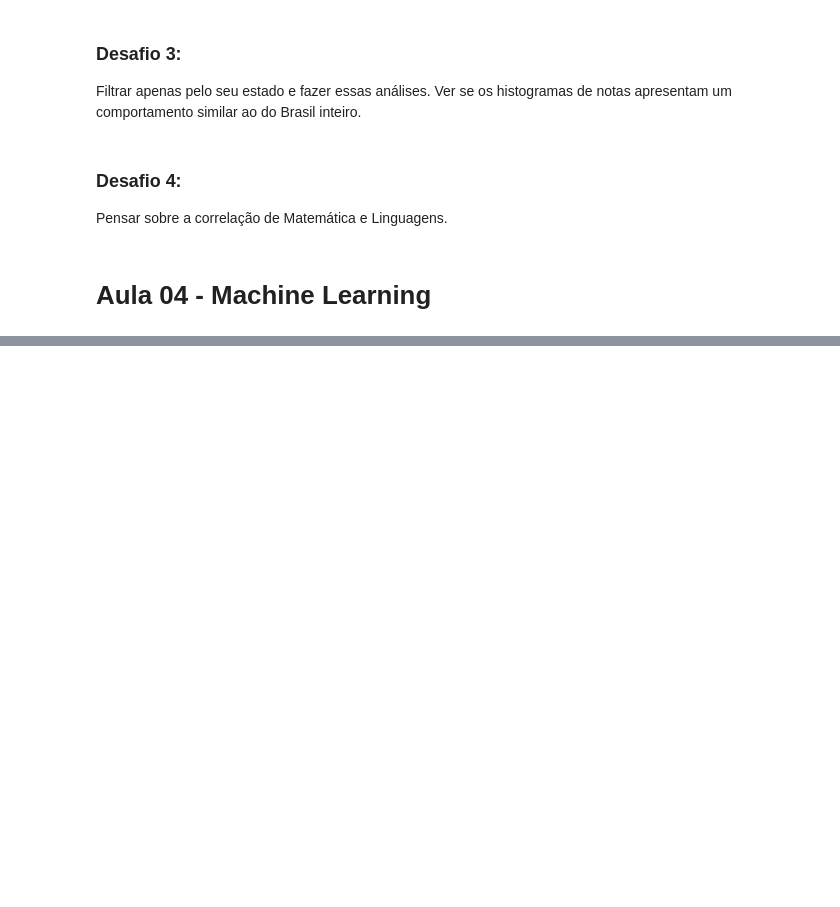
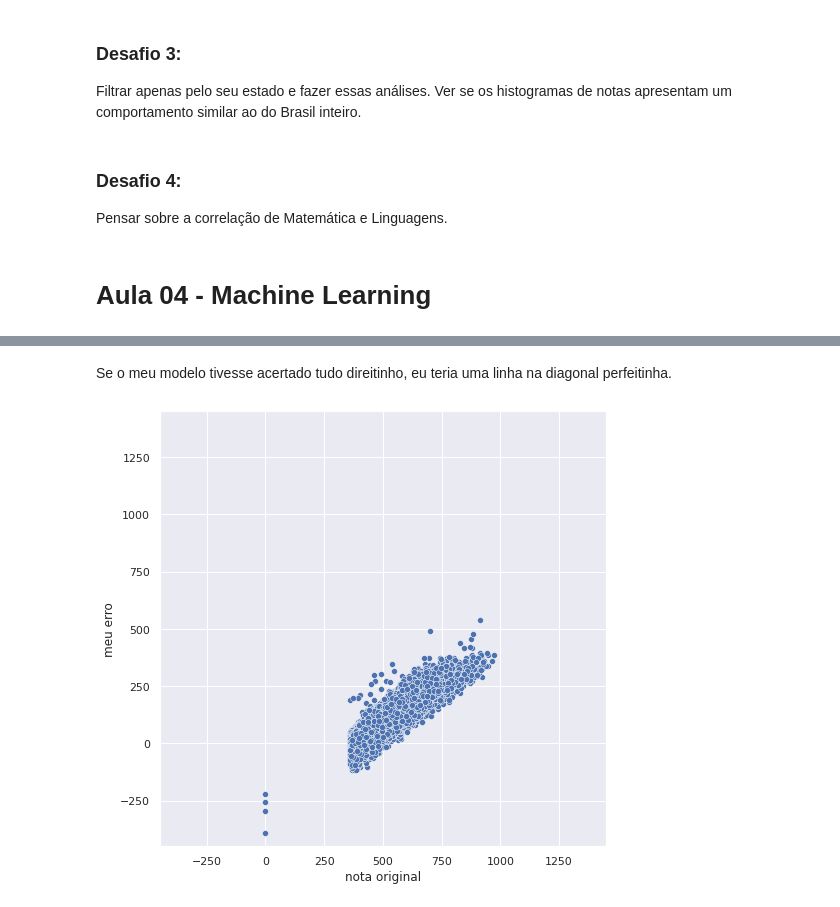
Before and after one commit to gabrielatrindade/quarentenadados-alura, a Jupyter notebook: imersao-dados-2/enem_analysis.ipynb, the cells around one changed output, grey strips where cells are left out. Saved outputs shown, nothing was run; the diff lists cells and outputs as text; code cells hidden in the pictures; blank space fills up the shorter version.

```diff
--- a/imersao-dados-2/enem_analysis.ipynb
+++ b/imersao-dados-2/enem_analysis.ipynb
@@ -1036,0 +1144,16 @@ Pensar sobre a correlação de Matemática e Linguagens.
+# %% [markdown]
+Se o meu modelo tivesse acertado tudo direitinho, eu teria uma linha na diagonal perfeitinha.
+# %%
+plt.figure(figsize=(8,8))
+
+sns.scatterplot(x=y_teste, y=y_teste-predicoes_mt)
+
+plt.xlim((-450, 1450))
+plt.xlabel('nota original')
+
+plt.ylim((-450, 1450))
+plt.ylabel('meu erro')
+
+plt.show()
+# %% [output]
+[figure, added]
```
Also changed, not shown: parts of 33 cells of this notebook.
